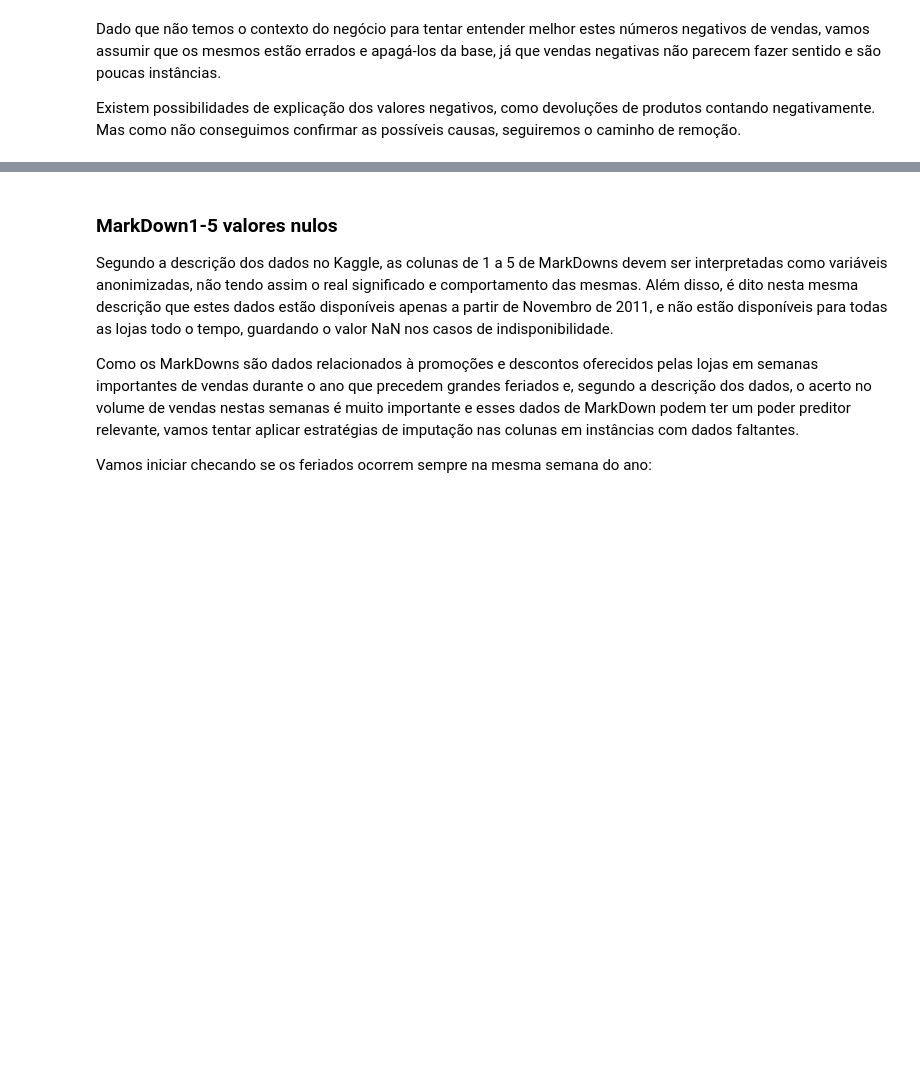
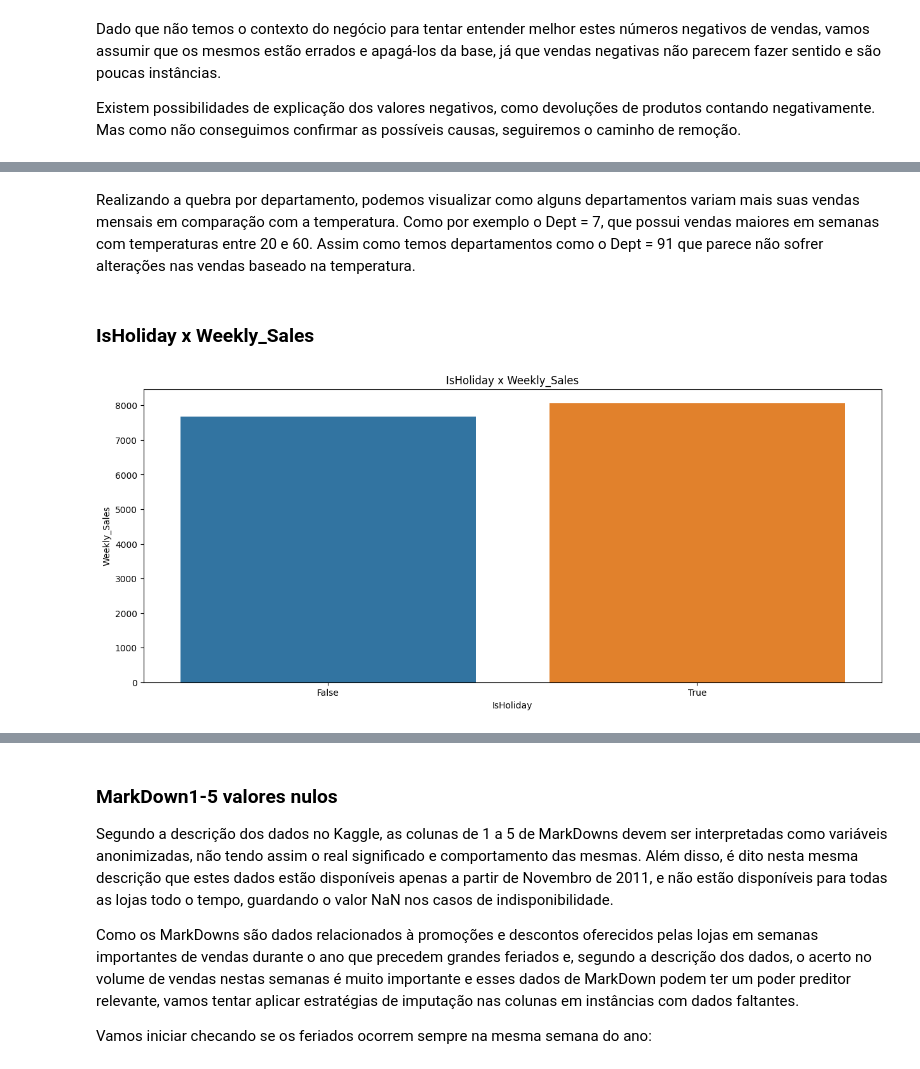
Before and after one commit to olini/walmart-store-sales-prediction, a Jupyter notebook: notebook.ipynb, the cells around one changed output, grey strips where cells are left out. Cells and saved outputs as stored; diff of their text form; code cells hidden in the pictures; blank space fills up the shorter version.

```diff
--- a/notebook.ipynb
+++ b/notebook.ipynb
@@ -242,0 +331,10 @@ df_train = df_train[df_train["Weekly_Sales"] >= 0]
+# %% [markdown]
+Realizando a quebra por departamento, podemos visualizar como alguns departamentos variam mais suas vendas mensais em comparação com a temperatura. Como por exemplo o Dept = 7, que possui vendas maiores em semanas com temperaturas entre 20 e 60. Assim como temos departamentos como o Dept = 91 que parece não sofrer alterações nas vendas baseado na temperatura.
+# %% [markdown]
+### IsHoliday x Weekly_Sales
+# %%
+plt.figure(figsize=(15, 6))
+df_plot = df_train.groupby("IsHoliday").agg({"Weekly_Sales": "median"}).reset_index()
+sns.barplot(df_plot, x="IsHoliday", y="Weekly_Sales").set_title("IsHoliday x Weekly_Sales");
+# %% [output]
+[figure, added]
```
Also changed, not shown: parts of 51 cells of this notebook.
